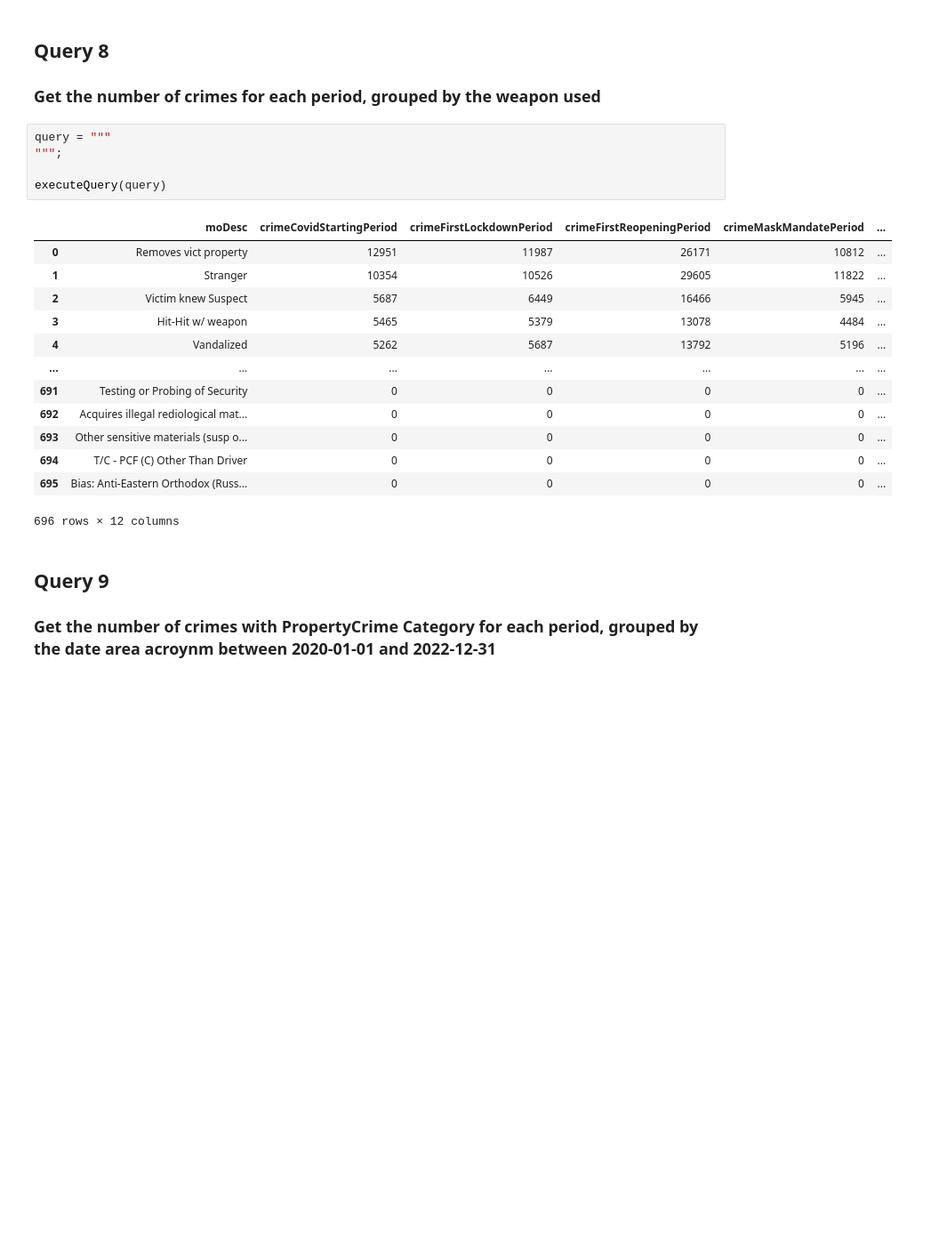
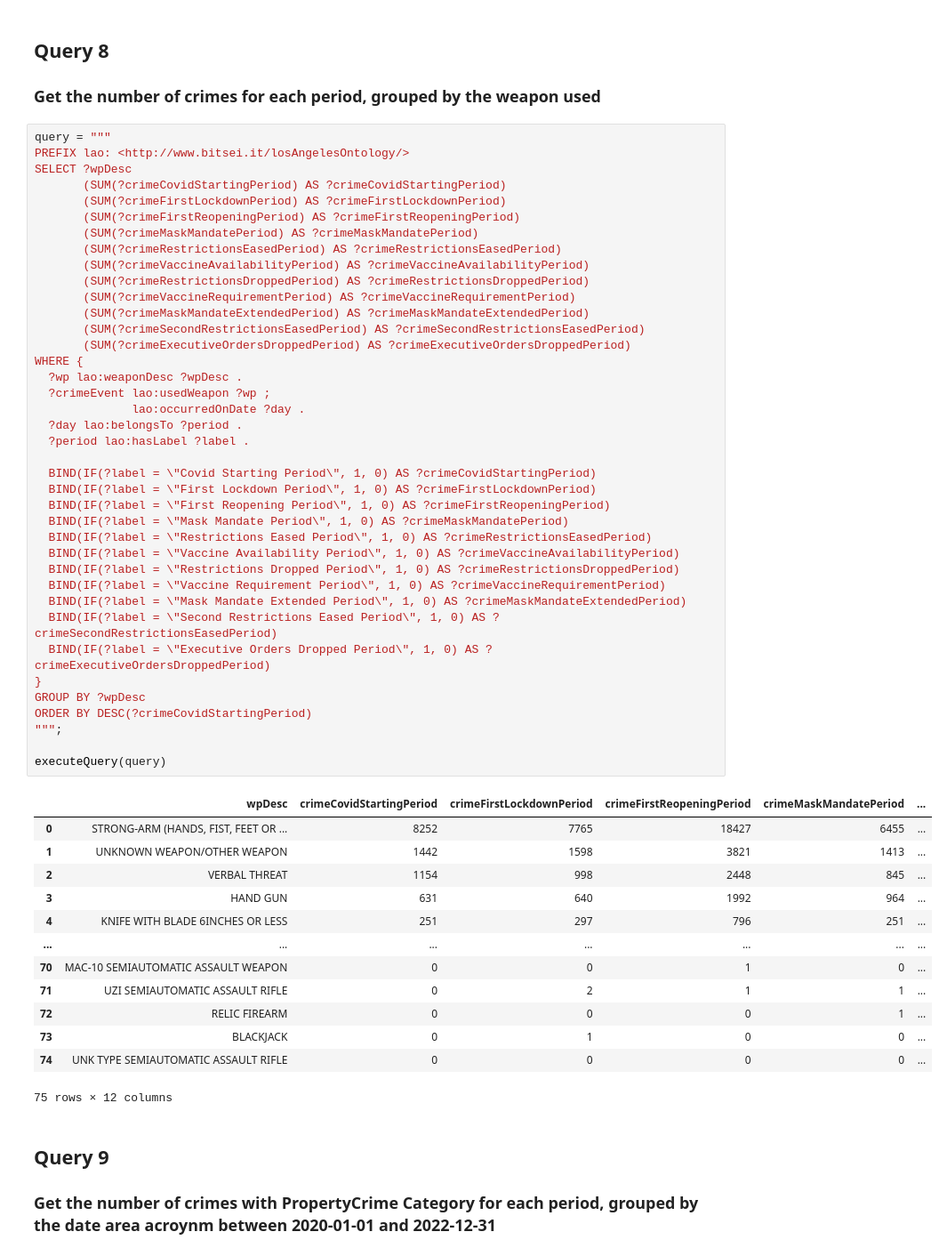
Before and after one commit to mircocazzaro/bitsei-db2-unipd, a Jupyter notebook: queries/BitseiQueries.ipynb, the cells around one changed output. Shown: that part at 89% size. Drawn from its saved outputs; the diff is of its cells as text; blank space fills up the shorter version.

```diff
--- a/queries/BitseiQueries.ipynb
+++ b/queries/BitseiQueries.ipynb
@@ -1127,25 +1127,59 @@ executeQuery(query)
 # %% [markdown]
 ## Query 8
 ### Get the number of crimes for each period, grouped by the weapon used
-# %%
-query = """
-""";
-
-executeQuery(query)
-# %% [output]
-|  | moDesc | crimeCovidStartingPeriod | crimeFirstLockdownPeriod | crimeFirstReopeningPeriod | crimeMaskMandatePeriod | ... |
-| 0 | Removes vict property | 12951 | 11987 | 26171 | 10812 | ... |
-| 1 | Stranger | 10354 | 10526 | 29605 | 11822 | ... |
-| 2 | Victim knew Suspect | 5687 | 6449 | 16466 | 5945 | ... |
-| 3 | Hit-Hit w/ weapon | 5465 | 5379 | 13078 | 4484 | ... |
-| 4 | Vandalized | 5262 | 5687 | 13792 | 5196 | ... |
-| ... | ... | ... | ... | ... | ... | ... |
-| 691 | Testing or Probing of Security | 0 | 0 | 0 | 0 | ... |
-| 692 | Acquires illegal rediological mat... | 0 | 0 | 0 | 0 | ... |
-| 693 | Other sensitive materials (susp o... | 0 | 0 | 0 | 0 | ... |
-| 694 | T/C - PCF (C) Other Than Driver | 0 | 0 | 0 | 0 | ... |
-| 695 | Bias: Anti-Eastern Orthodox (Russ... | 0 | 0 | 0 | 0 | ... |
-696 rows × 12 columns
+# %%
+query = """
+PREFIX lao: <http://www.bitsei.it/losAngelesOntology/>
+SELECT ?wpDesc
+       (SUM(?crimeCovidStartingPeriod) AS ?crimeCovidStartingPeriod)
+       (SUM(?crimeFirstLockdownPeriod) AS ?crimeFirstLockdownPeriod)
+       (SUM(?crimeFirstReopeningPeriod) AS ?crimeFirstReopeningPeriod)
+       (SUM(?crimeMaskMandatePeriod) AS ?crimeMaskMandatePeriod)
+       (SUM(?crimeRestrictionsEasedPeriod) AS ?crimeRestrictionsEasedPeriod)
+       (SUM(?crimeVaccineAvailabilityPeriod) AS ?crimeVaccineAvailabilityPeriod)
+       (SUM(?crimeRestrictionsDroppedPeriod) AS ?crimeRestrictionsDroppedPeriod)
+       (SUM(?crimeVaccineRequirementPeriod) AS ?crimeVaccineRequirementPeriod)
+       (SUM(?crimeMaskMandateExtendedPeriod) AS ?crimeMaskMandateExtendedPeriod)
+       (SUM(?crimeSecondRestrictionsEasedPeriod) AS ?crimeSecondRestrictionsEasedPeriod)
+       (SUM(?crimeExecutiveOrdersDroppedPeriod) AS ?crimeExecutiveOrdersDroppedPeriod)
+WHERE {
+  ?wp lao:weaponDesc ?wpDesc .
+  ?crimeEvent lao:usedWeapon ?wp ;
+              lao:occurredOnDate ?day .
+  ?day lao:belongsTo ?period .
+  ?period lao:hasLabel ?label .
+
+  BIND(IF(?label = \"Covid Starting Period\", 1, 0) AS ?crimeCovidStartingPeriod)
+  BIND(IF(?label = \"First Lockdown Period\", 1, 0) AS ?crimeFirstLockdownPeriod)
+  BIND(IF(?label = \"First Reopening Period\", 1, 0) AS ?crimeFirstReopeningPeriod)
+  BIND(IF(?label = \"Mask Mandate Period\", 1, 0) AS ?crimeMaskMandatePeriod)
+  BIND(IF(?label = \"Restrictions Eased Period\", 1, 0) AS ?crimeRestrictionsEasedPeriod)
+  BIND(IF(?label = \"Vaccine Availability Period\", 1, 0) AS ?crimeVaccineAvailabilityPeriod)
+  BIND(IF(?label = \"Restrictions Dropped Period\", 1, 0) AS ?crimeRestrictionsDroppedPeriod)
+  BIND(IF(?label = \"Vaccine Requirement Period\", 1, 0) AS ?crimeVaccineRequirementPeriod)
+  BIND(IF(?label = \"Mask Mandate Extended Period\", 1, 0) AS ?crimeMaskMandateExtendedPeriod)
+  BIND(IF(?label = \"Second Restrictions Eased Period\", 1, 0) AS ?crimeSecondRestrictionsEasedPeriod)
+  BIND(IF(?label = \"Executive Orders Dropped Period\", 1, 0) AS ?crimeExecutiveOrdersDroppedPeriod)
+}
+GROUP BY ?wpDesc
+ORDER BY DESC(?crimeCovidStartingPeriod)
+""";
+
+executeQuery(query)
+# %% [output]
+|  | wpDesc | crimeCovidStartingPeriod | crimeFirstLockdownPeriod | crimeFirstReopeningPeriod | crimeMaskMandatePeriod | ... |
+| 0 | STRONG-ARM (HANDS, FIST, FEET OR ... | 8252 | 7765 | 18427 | 6455 | ... |
+| 1 | UNKNOWN WEAPON/OTHER WEAPON | 1442 | 1598 | 3821 | 1413 | ... |
+| 2 | VERBAL THREAT | 1154 | 998 | 2448 | 845 | ... |
+| 3 | HAND GUN | 631 | 640 | 1992 | 964 | ... |
+| 4 | KNIFE WITH BLADE 6INCHES OR LESS | 251 | 297 | 796 | 251 | ... |
+| ... | ... | ... | ... | ... | ... | ... |
+| 70 | MAC-10 SEMIAUTOMATIC ASSAULT WEAPON | 0 | 0 | 1 | 0 | ... |
+| 71 | UZI SEMIAUTOMATIC ASSAULT RIFLE | 0 | 2 | 1 | 1 | ... |
+| 72 | RELIC FIREARM | 0 | 0 | 0 | 1 | ... |
+| 73 | BLACKJACK | 0 | 1 | 0 | 0 | ... |
+| 74 | UNK TYPE SEMIAUTOMATIC ASSAULT RIFLE | 0 | 0 | 0 | 0 | ... |
+75 rows × 12 columns
 # %% [markdown]
 ## Query 9
 ### Get the number of crimes with PropertyCrime Category for each period, grouped by the date area acroynm between 2020-01-01 and 2022-12-31
```
